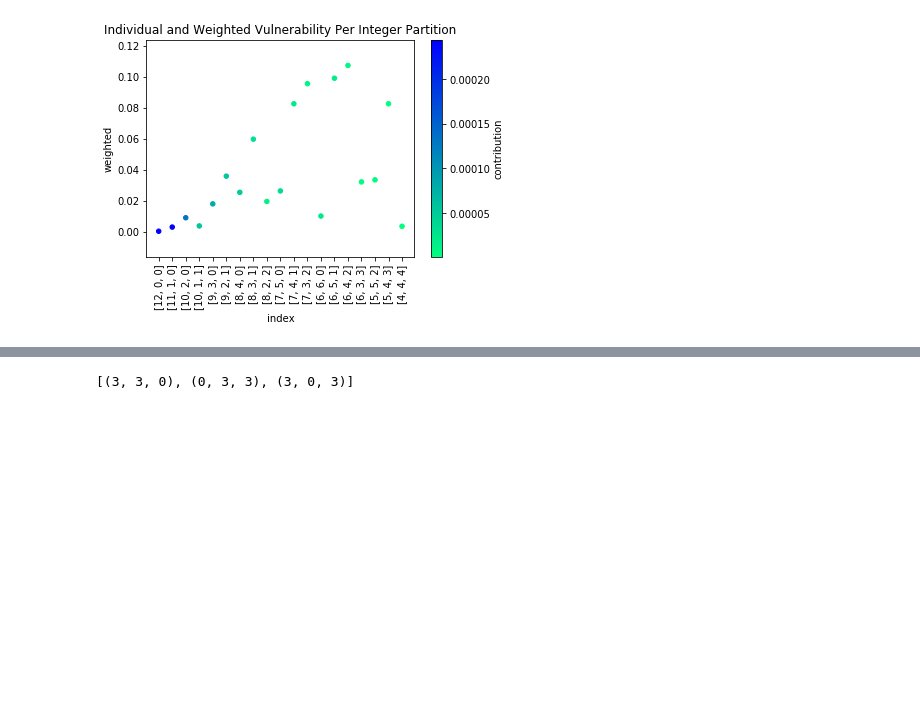
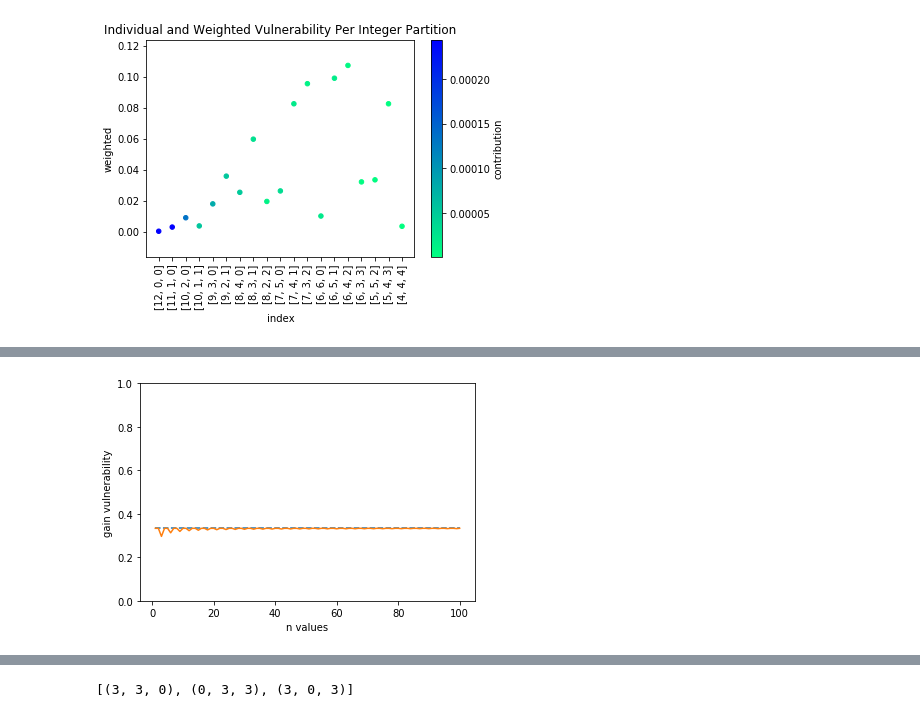
Before and after one commit to majk12/pbv, a Jupyter notebook: gain.ipynb, the cells around one changed output, grey strips where cells are left out. Cells and saved outputs as stored; diff of their text form; code cells hidden in the pictures; blank space fills up the shorter version.

```diff
--- a/gain.ipynb
+++ b/gain.ipynb
@@ -346,0 +389,4 @@ color_plot_vuln(choices_df)
+# %%
+graph_prior_post(100, 3, [1/3, 1/3, 1/3])
+# %% [output]
+[figure, added]
```
Also changed, not shown: parts of 13 cells of this notebook.
